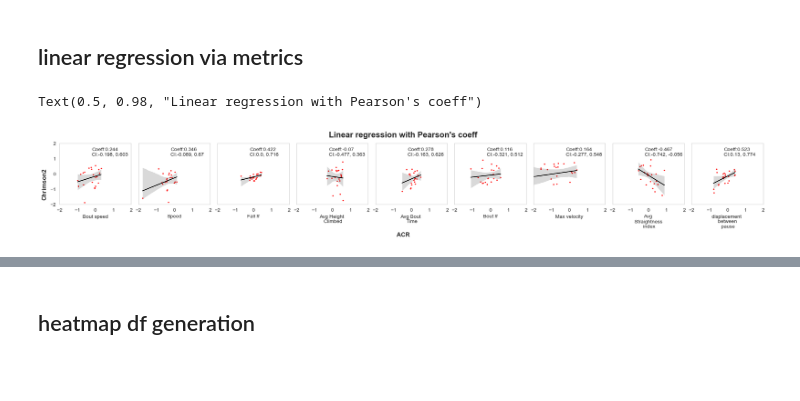
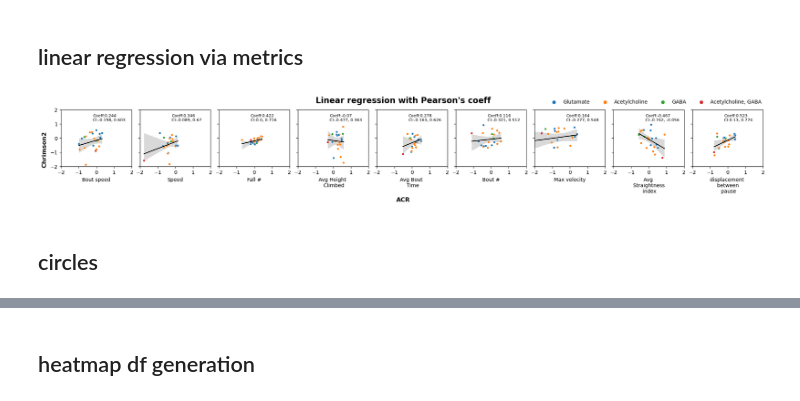
Before and after one commit to lnicole08/deltaG_screen, a Jupyter notebook: Heatmappotofu_1.ipynb, the cells around one changed output, grey strips where cells are left out. Cells and saved outputs as stored; diff of their text form; code cells hidden in the pictures; blank space fills up the shorter version.

```diff
--- a/Heatmappotofu_1.ipynb
+++ b/Heatmappotofu_1.ipynb
@@ -595,34 +646,54 @@ KeyError: 'Lobe_location'
 # %%
 dfreg_a = matchingdfs(dfreg_ACR, matchingset)
 dfreg_c = matchingdfs(dfreg_Cr2, matchingset)
+# %%
+def matchinglobesets(dfreg_a, lobelocation):
+    lobelocation_a = lobelocation.sort_values(by=['MBON']).reset_index(drop=True)
+    dfreg_a_withloc = dfreg_a.sort_values(by=['MBON']).reset_index(drop=True)
+    matchinglobereg = list(set(lobelocation_a['MBON']) & set(dfreg_a_withloc['MBON']))
+
+    dflobe_reg = matchingdfs(lobelocation_a, matchinglobereg).sort_values(by=['MBON']).reset_index(drop=True)
+
+    dfreg_a_withloc['Lobe_location'] = dflobe_reg['Lobe_location']
+    dfreg_a_withloc['MBON number'] = dflobe_reg['MBON number']
+    dfreg_a_withloc['Neurotransmitter'] = dflobe_reg['Neurotransmitter']
+
+    return dfreg_a_withloc
 # %%
 import scipy.stats
 fig2, ax2 = plt.subplots(nrows = 1, ncols = 9, figsize = (20, 3), sharey = True, layout= 'constrained')
 labels = [ ' \n '.join(wrap(l, 12)) for l in dfreg_a.columns[:-2].tolist()]
 
-for c,n in enumerate(dfreg_a.columns[:-2].tolist()):
+for c,(n,leg) in enumerate(zip(dfreg_a.columns[:-2].tolist(),8*[False]+[True])):
     spare = pd.DataFrame()
-    spare["ACR"] = dfreg_a[n]
-    spare['Chrimson2'] = dfreg_c[n]
-    sns.regplot(x="ACR", y="Chrimson2", data=spare, ci = 95, scatter_kws={"color": "red", 's':3}, line_kws={"color": "black", 'lw': 1.5}, ax=ax2[c])
-
+    spare["ACR"] = matchinglobesets(dfreg_a, lobelocation)[n]
+    spare['Chrimson2'] = matchinglobesets(dfreg_c, lobelocation)[n]
+    spare['NT'] = matchinglobesets(dfreg_c, lobelocation)['Neurotransmitter']
+    sns.regplot(x="ACR", y="Chrimson2", data=spare, ci = 95, scatter = False, line_kws={"color": "black", 'lw': 1.5}, ax=ax2[c])
+    sns.scatterplot(x="ACR", y="Chrimson2", data=spare, hue='NT', s = 3, ax = ax2[c], legend = leg)
     ax2[c].set_xlim([-2,2])
     ax2[c].set_ylim([-2,2])
     ax2[c].set_xlabel(labels[c])
     ax2[c].set_ylabel("")
 
     #pearsons correlation
     pearsonscorrelation = scipy.stats.pearsonr(dfreg_a[n], dfreg_c[n]) #correlation instead of linear regression: trying to find the relationship rather than causation
     civallow = pearsonscorrelation.confidence_interval(confidence_level=0.95)[0]
     civalhigh = pearsonscorrelation.confidence_interval(confidence_level=0.95)[1]
-    ax2[c].annotate("Coeff:" + str(round(pearsonscorrelation[0],3)) + "\nCI:" + str(round(civallow,3)) + ", " + str(round(civalhigh,3)), (0.45, 0.8), ha = "left", xycoords = 'axes fraction', fontsize = 10)
-
+    ax2[c].annotate("Coeff:" + str(round(pearsonscorrelation[0],3)) + "\nCI:" + str(round(civallow,3)) + ", " + str(round(civalhigh,3)), (0.45, 0.8), ha = "left", xycoords = 'axes fraction', fontsize = 8)
 
 fig2.supxlabel("ACR", weight = "bold")
 fig2.supylabel("Chrimson2", weight = "bold")
 fig2.suptitle("Linear regression with Pearson's coeff", fontsize = 16, weight="bold")
 
+new_labels = ['Glutamate', 'Acetylcholine', 'GABA', 'Acetylcholine, GABA']
+legend_handles, _= ax2[c].get_legend_handles_labels()
+lgd = fig2.legend(legend_handles, new_labels,
+          bbox_to_anchor=(1,1), ncol = 4, frameon = False)
+ax2[c].get_legend().set_visible(False)
+
 #plt.savefig(openPath + "images\\" + date + "_" + responder + "_bidirectionalitycheck.png", dpi = 1200, bbox_inches='tight')
 # %% [output]
-Text(0.5, 0.98, "Linear regression with Pearson's coeff")
-[figure, old version]
+[figure, new version]
+# %% [markdown]
+## circles
```
Also changed, not shown: parts of 13 cells of this notebook.
